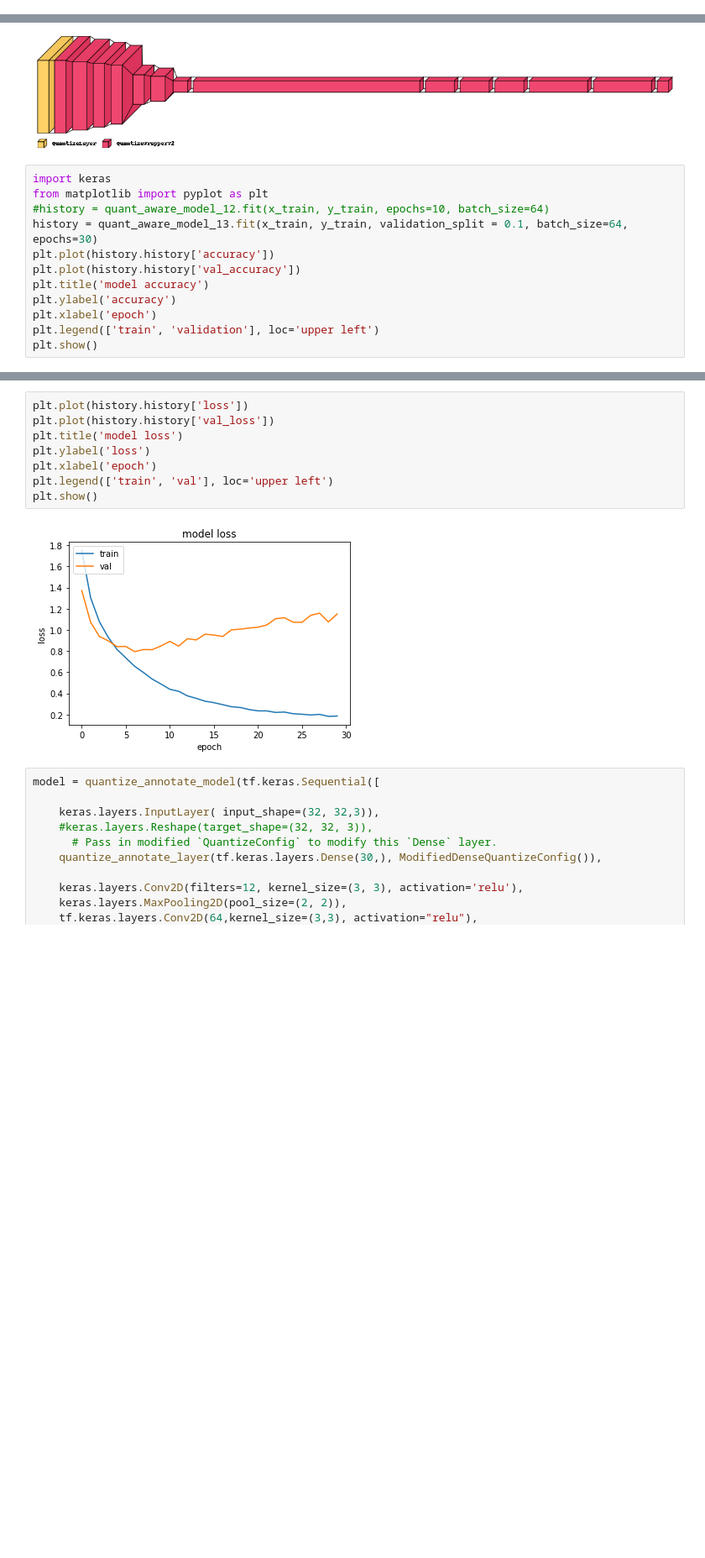
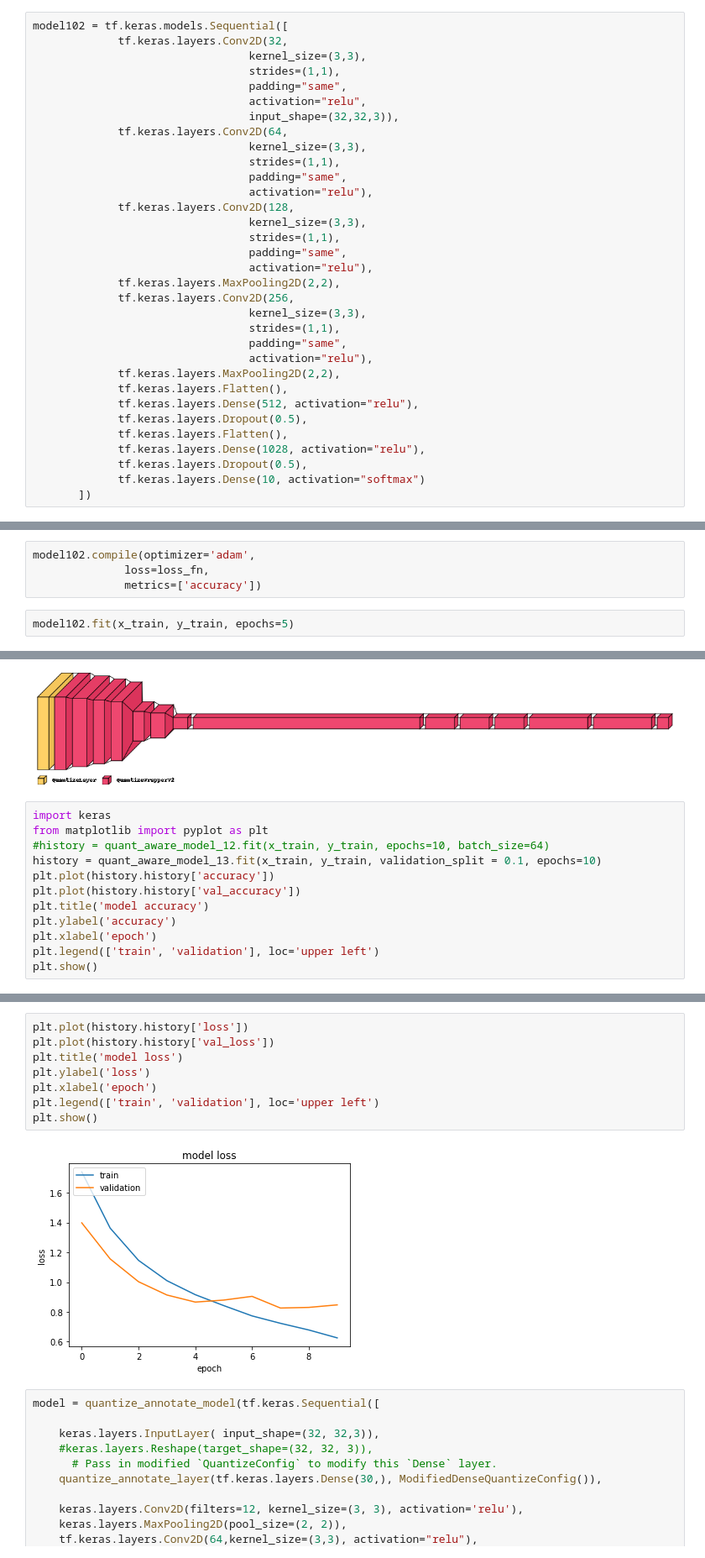
Before and after one commit to meskatjahan/quantize_network, a Jupyter notebook: test_15.ipynb, the cells around one changed output, grey strips where cells are left out. Shown: that part at 84% size. Cells and saved outputs as stored; diff of their text form; blank space fills up the shorter version.

```diff
--- a/test_15.ipynb
+++ b/test_15.ipynb
@@ -154,3 +155,36 @@ model10 = tf.keras.models.Sequential([
              tf.keras.layers.Dropout(0.5),
              tf.keras.layers.Dense(10, activation="softmax")
        ])
+# %%
+model102 = tf.keras.models.Sequential([
+             tf.keras.layers.Conv2D(32,
+                                 kernel_size=(3,3),
+                                 strides=(1,1),
+                                 padding="same",
+                                 activation="relu",
+                                 input_shape=(32,32,3)),
+             tf.keras.layers.Conv2D(64,
+                                 kernel_size=(3,3),
+                                 strides=(1,1),
+                                 padding="same",
+                                 activation="relu"),
+             tf.keras.layers.Conv2D(128,
+                                 kernel_size=(3,3),
+                                 strides=(1,1),
+                                 padding="same",
+                                 activation="relu"),
+             tf.keras.layers.MaxPooling2D(2,2),
+             tf.keras.layers.Conv2D(256,
+                                 kernel_size=(3,3),
+                                 strides=(1,1),
+                                 padding="same",
+                                 activation="relu"),
+             tf.keras.layers.MaxPooling2D(2,2),
+             tf.keras.layers.Flatten(),
+             tf.keras.layers.Dense(512, activation="relu"),
+             tf.keras.layers.Dropout(0.5),
+             tf.keras.layers.Flatten(),
+             tf.keras.layers.Dense(1028, activation="relu"),
+             tf.keras.layers.Dropout(0.5),
+             tf.keras.layers.Dense(10, activation="softmax")
+       ])
@@ -156,0 +193,6 @@ model10 = tf.keras.models.Sequential([
+# %%
+model102.compile(optimizer='adam',
+              loss=loss_fn,
+              metrics=['accuracy'])
+# %%
+model102.fit(x_train, y_train, epochs=5)
@@ -646,7 +788,7 @@ visualkeras.layered_view(quant_aware_model_13, legend=True)
 import keras
 from matplotlib import pyplot as plt
 #history = quant_aware_model_12.fit(x_train, y_train, epochs=10, batch_size=64)
-history = quant_aware_model_13.fit(x_train, y_train, validation_split = 0.1, batch_size=64, epochs=30)
+history = quant_aware_model_13.fit(x_train, y_train, validation_split = 0.1, epochs=10)
 plt.plot(history.history['accuracy'])
 plt.plot(history.history['val_accuracy'])
 plt.title('model accuracy')
@@ -677,13 +821,13 @@ Epoch 30/30
 # %%
 plt.plot(history.history['loss'])
 plt.plot(history.history['val_loss'])
 plt.title('model loss')
 plt.ylabel('loss')
 plt.xlabel('epoch')
-plt.legend(['train', 'val'], loc='upper left')
+plt.legend(['train', 'validation'], loc='upper left')
 plt.show()
 # %% [output]
-[figure, old version]
+[figure, new version]
 # %%
 model = quantize_annotate_model(tf.keras.Sequential([
 
```
Also changed, not shown: parts of 19 cells of this notebook.
